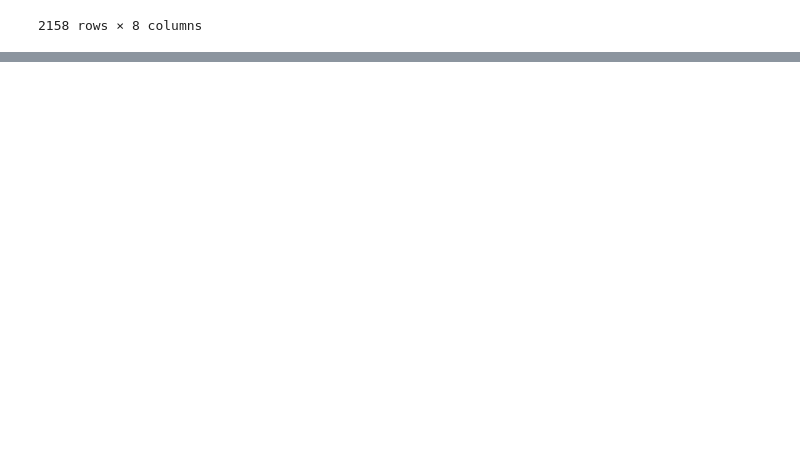
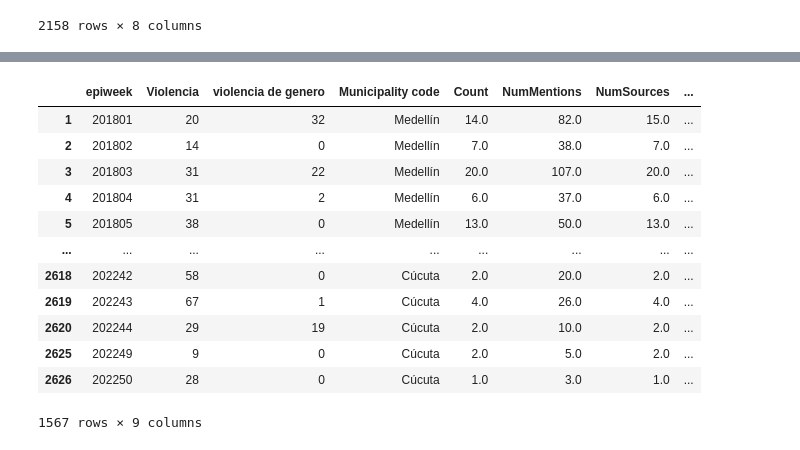
Before and after one commit to dsrestrepo/DF-DM, a Jupyter notebook: datasets/violence_prediction/get_dataset.ipynb, the cells around one changed output, grey strips where cells are left out. Saved outputs shown, nothing was run; the diff lists cells and outputs as text; code cells hidden in the pictures; blank space fills up the shorter version.

```diff
--- a/datasets/violence_prediction/get_dataset.ipynb
+++ b/datasets/violence_prediction/get_dataset.ipynb
@@ -211,0 +214,3 @@ media_df.to_csv('media_data.csv', index=False)
+# %%
+news = pd.read_csv('media_data.csv')
+news
@@ -211,0 +231,3 @@ media_df.to_csv('media_data.csv', index=False)
+# %%
+google = pd.read_csv('google_data.csv')
+google
@@ -211,0 +248,21 @@ media_df.to_csv('media_data.csv', index=False)
+# %%
+internet = pd.merge(google, news, right_on=['Municipality code', 'epiweek'], left_on=['Municipality Code', 'epiweek'], how='left')
+internet.drop(columns=['title', 'Municipality Code'], inplace=True)
+# drom nan in Municipality code
+internet.dropna(subset=['Municipality code'], inplace=True)
+internet.fillna(0, inplace=True)
+internet
+# %% [output]
+|  | epiweek | Violencia | violencia de genero | Municipality code | Count | NumMentions | NumSources | ... |
+| 1 | 201801 | 20 | 32 | Medellín | 14.0 | 82.0 | 15.0 | ... |
+| 2 | 201802 | 14 | 0 | Medellín | 7.0 | 38.0 | 7.0 | ... |
+| 3 | 201803 | 31 | 22 | Medellín | 20.0 | 107.0 | 20.0 | ... |
+| 4 | 201804 | 31 | 2 | Medellín | 6.0 | 37.0 | 6.0 | ... |
+| 5 | 201805 | 38 | 0 | Medellín | 13.0 | 50.0 | 13.0 | ... |
+| ... | ... | ... | ... | ... | ... | ... | ... | ... |
+| 2618 | 202242 | 58 | 0 | Cúcuta | 2.0 | 20.0 | 2.0 | ... |
+| 2619 | 202243 | 67 | 1 | Cúcuta | 4.0 | 26.0 | 4.0 | ... |
+| 2620 | 202244 | 29 | 19 | Cúcuta | 2.0 | 10.0 | 2.0 | ... |
+| 2625 | 202249 | 9 | 0 | Cúcuta | 2.0 | 5.0 | 2.0 | ... |
+| 2626 | 202250 | 28 | 0 | Cúcuta | 1.0 | 3.0 | 1.0 | ... |
+1567 rows × 9 columns
```
Also changed, not shown: parts of 4 cells of this notebook, 11 other files.
